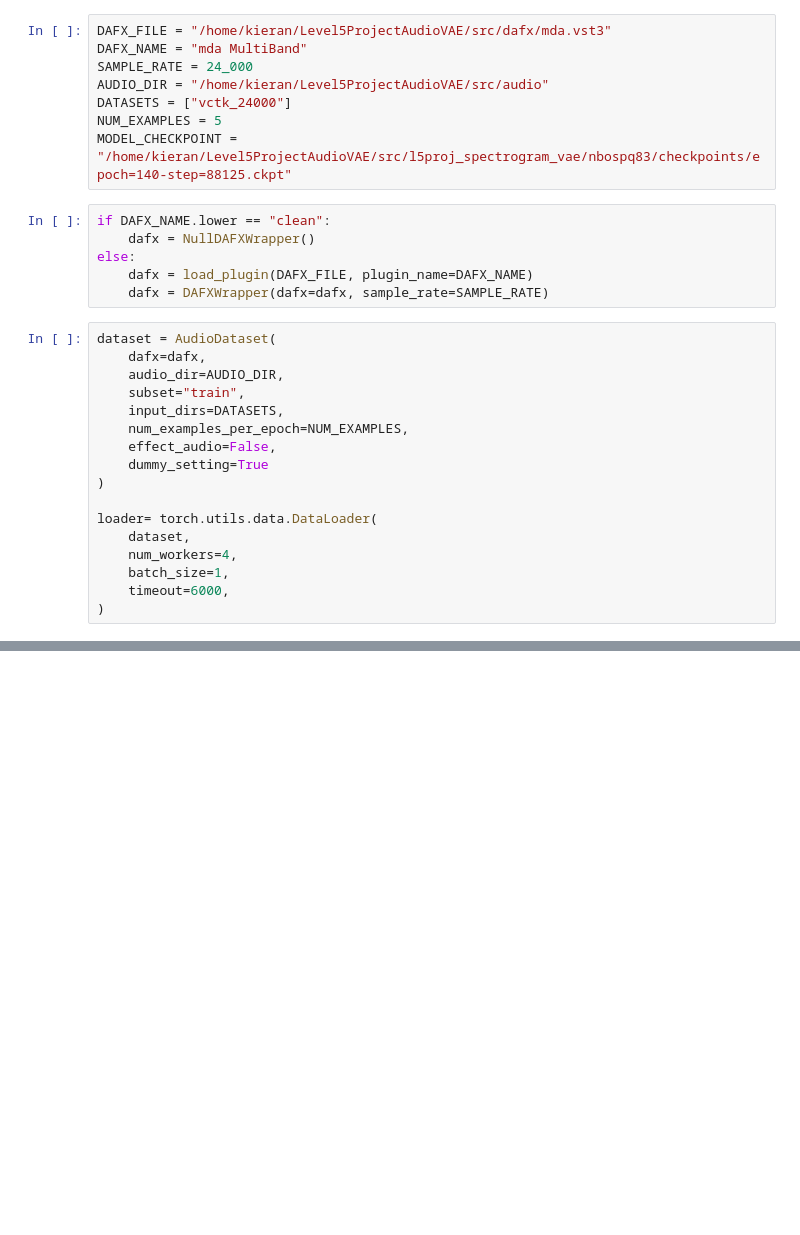
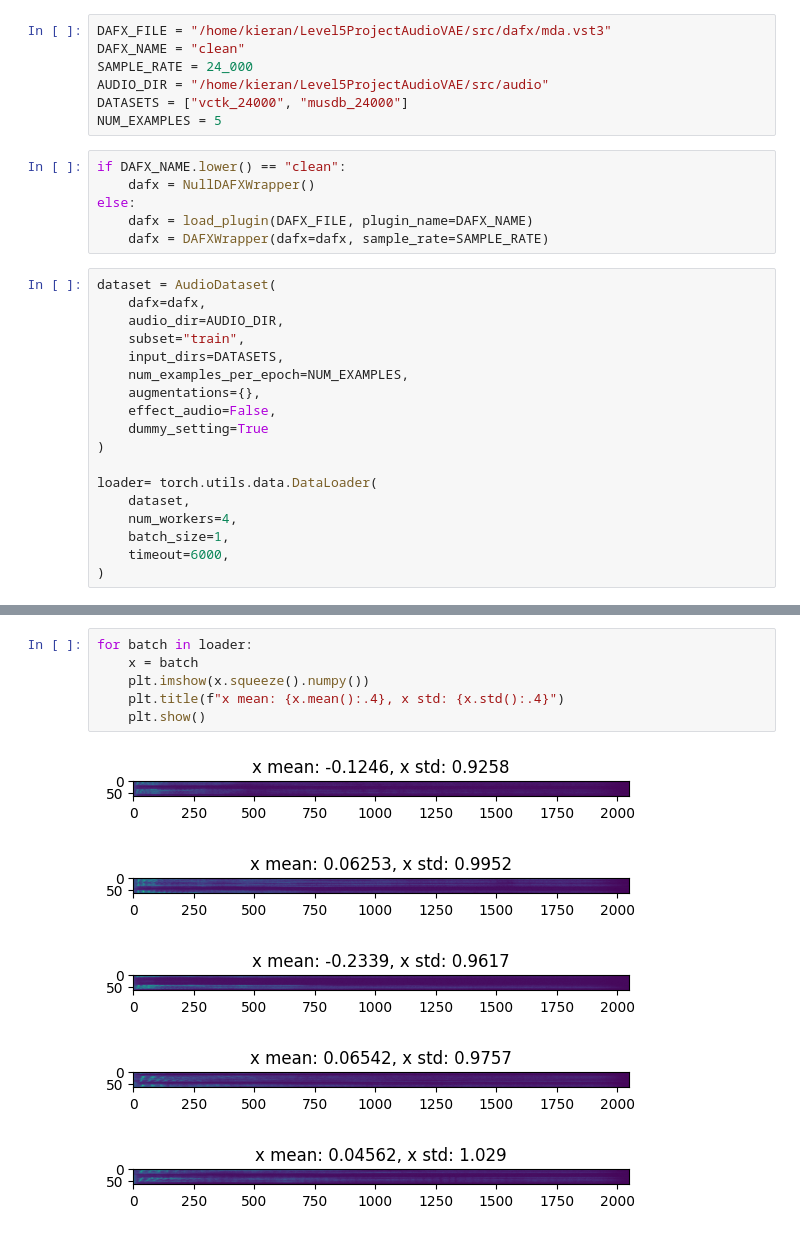
Before and after one commit to kieran-grant/Level5ProjectAudioVAE, a Jupyter notebook: src/notebooks/audio_dataset_check.ipynb, the cells around one changed output, grey strips where cells are left out. Drawn from its saved outputs; the diff is of its cells as text; blank space fills up the shorter version.

```diff
--- a/src/notebooks/audio_dataset_check.ipynb
+++ b/src/notebooks/audio_dataset_check.ipynb
@@ -12,13 +12,12 @@ from src.models.vae import SpectrogramVAE
 # %%
 DAFX_FILE = "/home/kieran/Level5ProjectAudioVAE/src/dafx/mda.vst3"
-DAFX_NAME = "mda MultiBand"
+DAFX_NAME = "clean"
 SAMPLE_RATE = 24_000
 AUDIO_DIR = "/home/kieran/Level5ProjectAudioVAE/src/audio"
-DATASETS = ["vctk_24000"]
+DATASETS = ["vctk_24000", "musdb_24000"]
 NUM_EXAMPLES = 5
-MODEL_CHECKPOINT = "/home/kieran/Level5ProjectAudioVAE/src/l5proj_spectrogram_vae/nbospq83/checkpoints/epoch=140-step=88125.ckpt"
 # %%
-if DAFX_NAME.lower == "clean":
+if DAFX_NAME.lower() == "clean":
     dafx = NullDAFXWrapper()
 else:
     dafx = load_plugin(DAFX_FILE, plugin_name=DAFX_NAME)
@@ -30,6 +29,7 @@ dataset = AudioDataset(
     subset="train",
     input_dirs=DATASETS,
     num_examples_per_epoch=NUM_EXAMPLES,
+    augmentations={},
     effect_audio=False,
     dummy_setting=True
 )
@@ -48,0 +58,12 @@ AttributeError: Missing attribute "conv_kernel"
+# %%
+for batch in loader:
+    x = batch
+    plt.imshow(x.squeeze().numpy())
+    plt.title(f"x mean: {x.mean():.4}, x std: {x.std():.4}")
+    plt.show()
+# %% [output]
+[figure, added]
+[figure, added]
+[figure, added]
+[figure, added]
+[figure, added]
```
Also changed, not shown: parts of 7 cells of this notebook, 3 other files.
